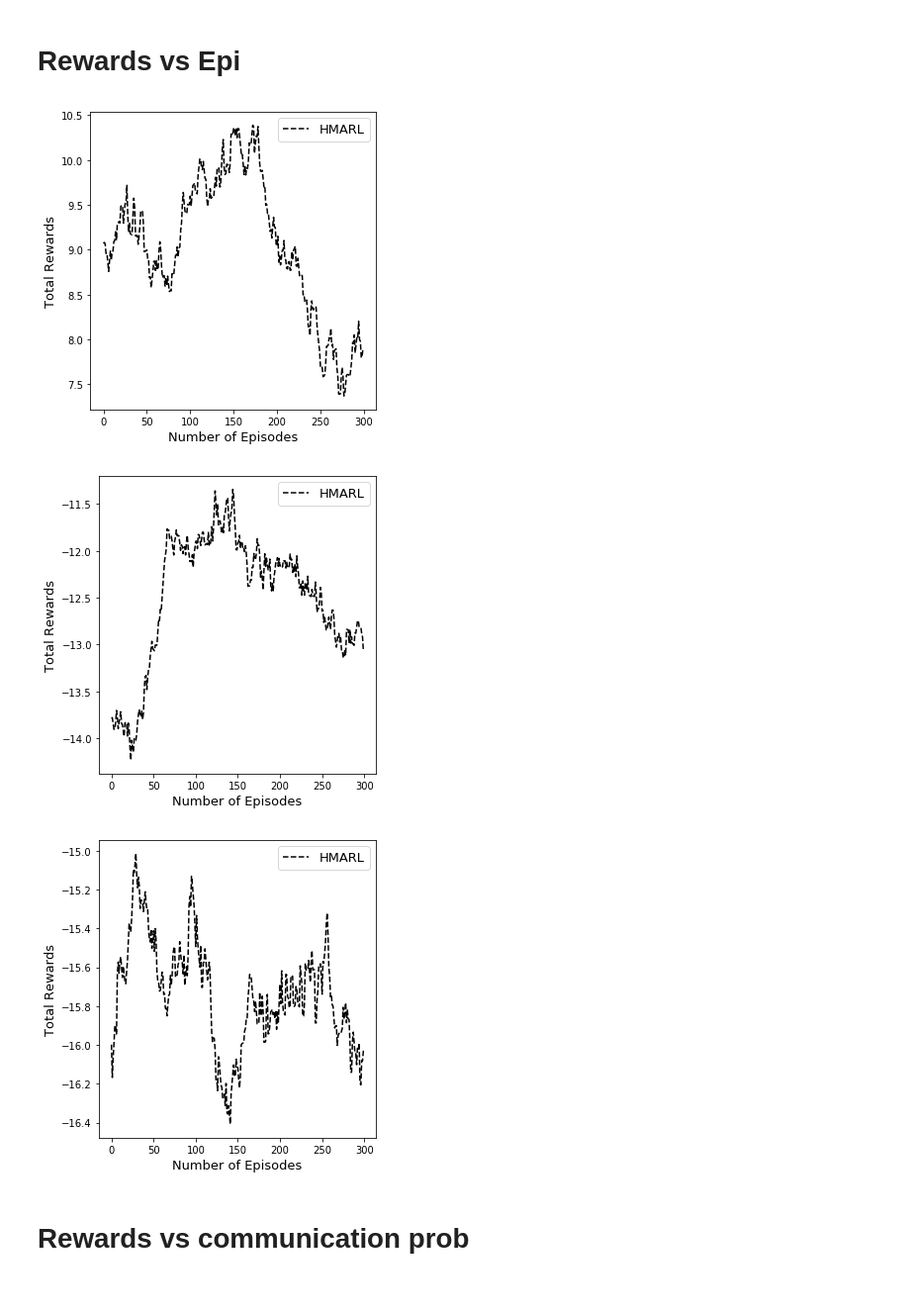
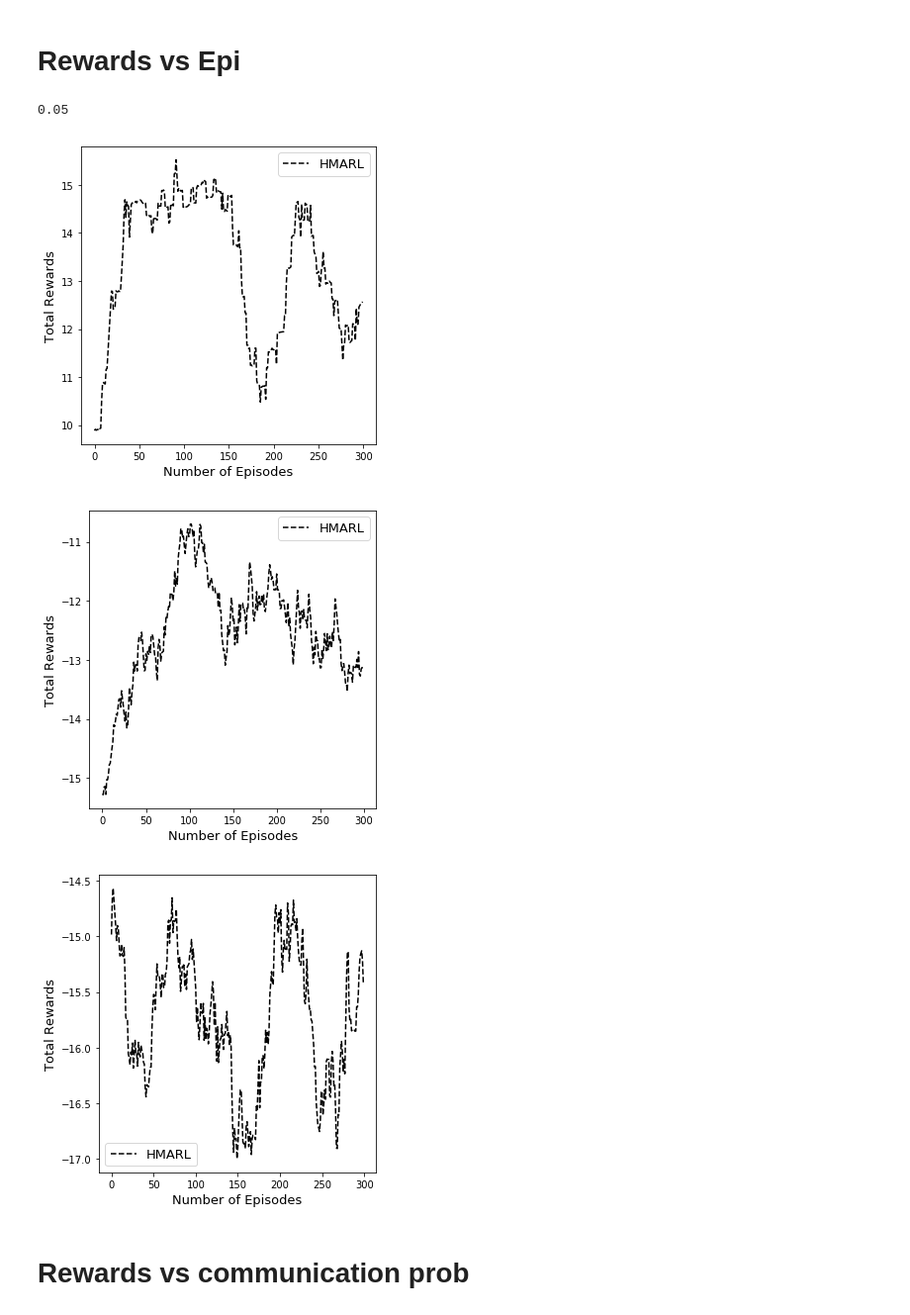
Before and after one commit to SongjunHuang/WONS-2022, a Jupyter notebook: utils/plot.ipynb, the cells around one changed output. Shown at 99% size. Drawn from its saved outputs; the diff is of its cells as text; code cells hidden in the pictures.

```diff
--- a/utils/plot.ipynb
+++ b/utils/plot.ipynb
@@ -100,8 +100,15 @@ def read_REINFORCE(path, n_agents):
     rewards = read_files(path)
 # %% [markdown]
 # Rewards vs Epi
+# %%
+EPS_START=0.8
+EPS_END = 0.05
+EPS_DECAY = 10
+EPS_END + (EPS_START - EPS_END) * np.exp(-1. * 10000 / EPS_DECAY)
+# %% [output]
+0.05
 # %%
-window = 100
+window = 50
 for n_agents in [4, 6, 8]:
     maac_path = '../results/maac_{}agents_0comm/save'.format(n_agents)
     # hac_path = './results/hac_{}agents/save'.format(n_agents)
@@ -112,36 +119,36 @@ for n_agents in [4, 6, 8]:
     # rewards_fedhac = get_rewards(fedhac_path, window)
     # rewards_RE = get_rewards(RE_path, window)
 
     plt.figure(figsize=(5, 5))
     # plt.plot(rewards_hac / n_agents, color='red', linestyle='-')
     # plt.plot(rewards_fedhac / n_agents, color='blue', linestyle='-.')
     plt.plot(rewards_maac / n_agents, color='black', linestyle='--')
     # plt.plot(rewards_RE / n_agents, color='green', linestyle='-.')
     plt.legend(['HMARL', 'FedHMARL', 'MAAC', 'REINFORCE'], fontsize=13)
     plt.xlabel('Number of Episodes', fontsize=13)
     plt.ylabel('Total Rewards', fontsize=13)
     plt.tight_layout()
 #     plt.savefig("./results/figure/v2/rewards_vs_epi_{}agents.pdf".format(n_agents),
 #                  quality=95, dpi=300, bbox_inches='tight')
 
     # explorations_maac = get_exploration(maac_path, window)
     # explorations_hac = get_exploration(hac_path, window)
     # explorations_RE = get_exploration(RE_path, window)
     #
     # plt.figure()
     # plt.plot(explorations_hac, color='red', linestyle='-')
     # plt.plot(explorations_maac, color='black', linestyle='--')
     # plt.plot(explorations_RE, color='blue', linestyle='-.')
     # plt.legend(['HMARL (ours)', 'MAAC', 'REINFORCE'], fontsize=13)
     # plt.xlabel('Number of Episodes', fontsize=13)
     # plt.ylabel('Exploration Area', fontsize=13)
     # plt.tight_layout()
     # plt.savefig("./results/figure/exploration_vs_epi_{}agents.pdf".format(n_agents),
     #             quality=95, dpi=300, bbox_inches='tight')
 # %% [output]
-[figure, old version]
+[figure, new version]
-[figure, old version]
+[figure, new version]
-[figure, old version]
+[figure, new version]
 # %% [markdown]
 # Rewards vs communication prob
 # %%
```
Also changed, not shown: 4 other files.
